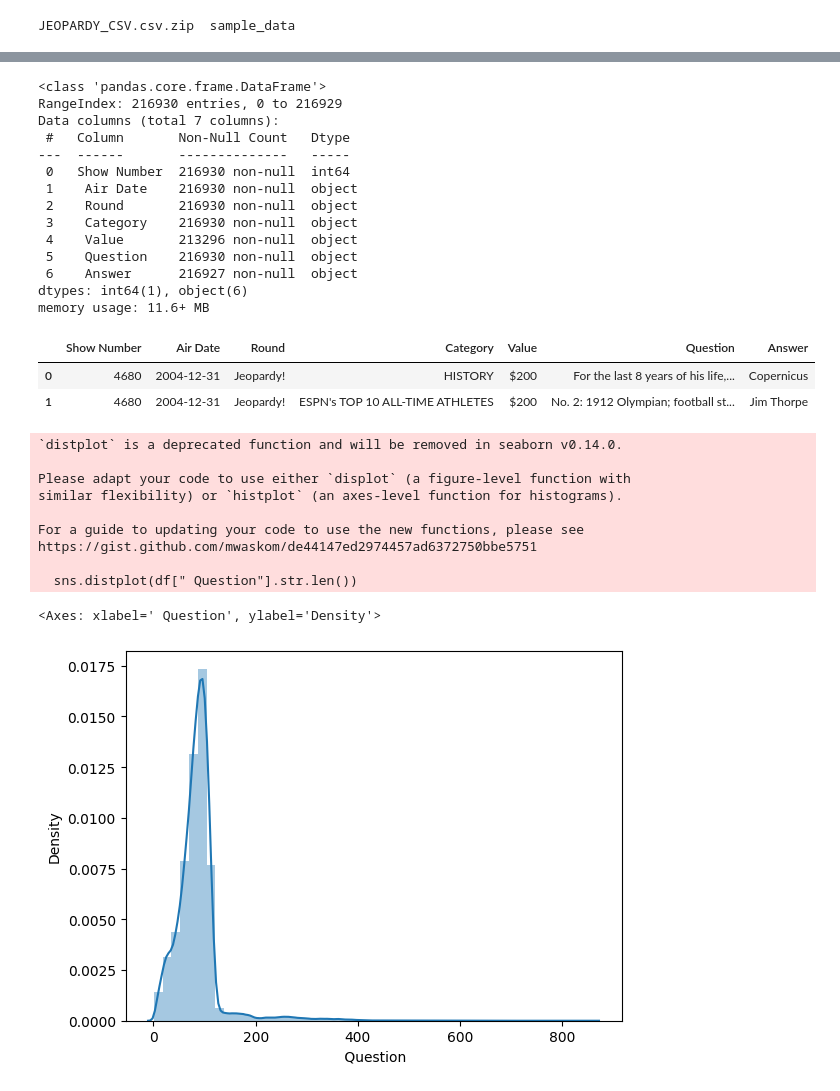
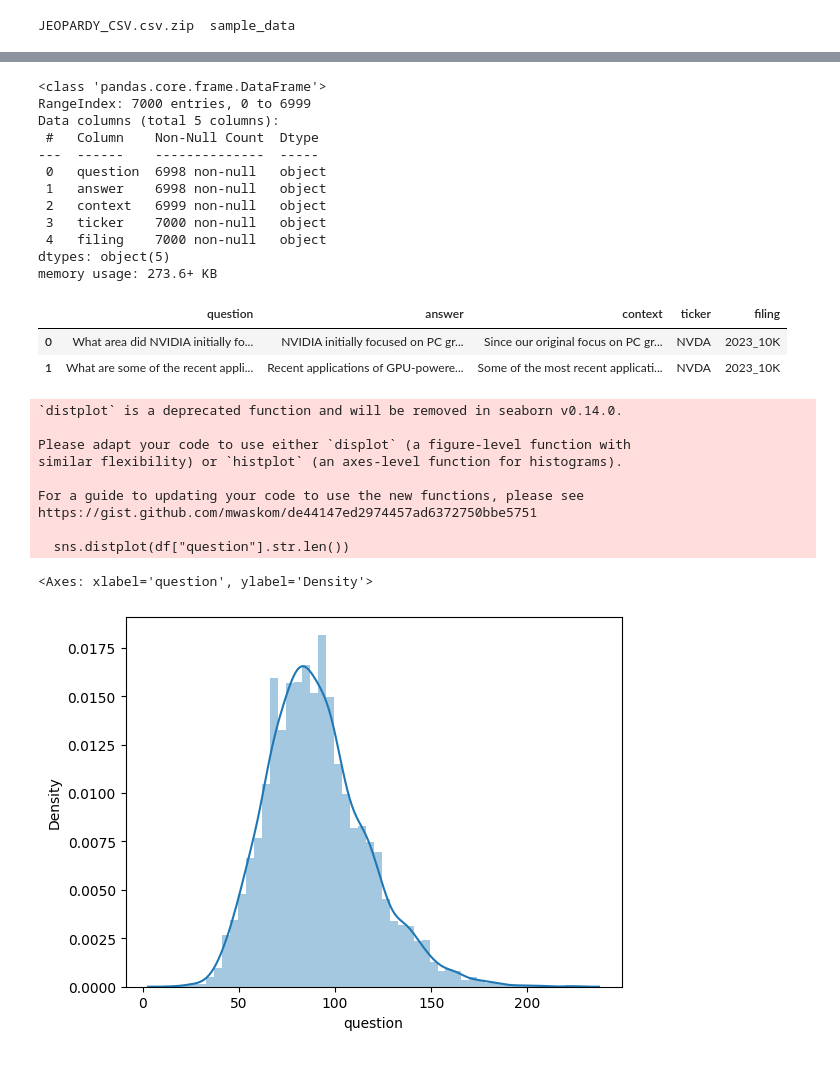
Before and after one commit to adityasingh1993/ML-DL-AI-LearnAndTry, a Jupyter notebook: LLM/PEFT+LORA+QLORA_MistralAI.ipynb, the cells around one changed output, grey strips where cells are left out. Saved outputs shown, nothing was run; the diff lists cells and outputs as text; code cells hidden in the pictures.

```diff
--- a/LLM/PEFT+LORA+QLORA_MistralAI.ipynb
+++ b/LLM/PEFT+LORA+QLORA_MistralAI.ipynb
@@ -46,42 +64,40 @@ from trl import SFTConfig, SFTTrainer, DataCollatorForCompletionOnlyLM
 from peft import LoraConfig, PeftConfig, PeftModel, get_peft_model, prepare_model_for_kbit_training
 from transformers import AutoConfig,AutoModel, AutoModelForCausalLM, AutoTokenizer, BitsAndBytesConfig
 # %%
-df=pd.read_csv("JEOPARDY_CSV.csv")
+df=pd.read_csv("Financial-QA-10k.csv")
 # %%
 df.info()
 # %% [output]
 <class 'pandas.core.frame.DataFrame'>
-RangeIndex: 216930 entries, 0 to 216929
-Data columns (total 7 columns):
- #   Column       Non-Null Count   Dtype
----  ------       --------------   -----
- 0   Show Number  216930 non-null  int64
- 1    Air Date    216930 non-null  object
- 2    Round       216930 non-null  object
- 3    Category    216930 non-null  object
- 4    Value       213296 non-null  object
- 5    Question    216930 non-null  object
- 6    Answer      216927 non-null  object
-dtypes: int64(1), object(6)
-memory usage: 11.6+ MB
+RangeIndex: 7000 entries, 0 to 6999
+Data columns (total 5 columns):
+ #   Column    Non-Null Count  Dtype
+---  ------    --------------  -----
+ 0   question  6998 non-null   object
+ 1   answer    6998 non-null   object
+ 2   context   6999 non-null   object
+ 3   ticker    7000 non-null   object
+ 4   filing    7000 non-null   object
+dtypes: object(5)
+memory usage: 273.6+ KB
 # %%
 df.head(2)
 # %% [output]
-|  | Show Number | Air Date | Round | Category | Value | Question | Answer |
-| 0 | 4680 | 2004-12-31 | Jeopardy! | HISTORY | $200 | For the last 8 years of his life,... | Copernicus |
-| 1 | 4680 | 2004-12-31 | Jeopardy! | ESPN's TOP 10 ALL-TIME ATHLETES | $200 | No. 2: 1912 Olympian; football st... | Jim Thorpe |
+|  | question | answer | context | ticker | filing |
+| 0 | What area did NVIDIA initially fo... | NVIDIA initially focused on PC gr... | Since our original focus on PC gr... | NVDA | 2023_10K |
+| 1 | What are some of the recent appli... | Recent applications of GPU-powere... | Some of the most recent applicati... | NVDA | 2023_10K |
 # %%
-sns.distplot(df[" Question"].str.len())
+sns.distplot(df["question"].str.len())
 # %% [output]
 `distplot` is a deprecated function and will be removed in seaborn v0.14.0.
 
 Please adapt your code to use either `displot` (a figure-level function with
 similar flexibility) or `histplot` (an axes-level function for histograms).
 
 For a guide to updating your code to use the new functions, please see
 https://gist.github.com/mwaskom/de44147ed2974457ad6372750bbe5751
 
-  sns.distplot(df[" Question"].str.len())
+  sns.distplot(df["question"].str.len())
-<Axes: xlabel=' Question', ylabel='Density'>
+<Axes: xlabel='question', ylabel='Density'>
-[figure, old version]
+[figure, new version]
 # %%
```
Also changed, not shown: parts of 25 cells of this notebook.
